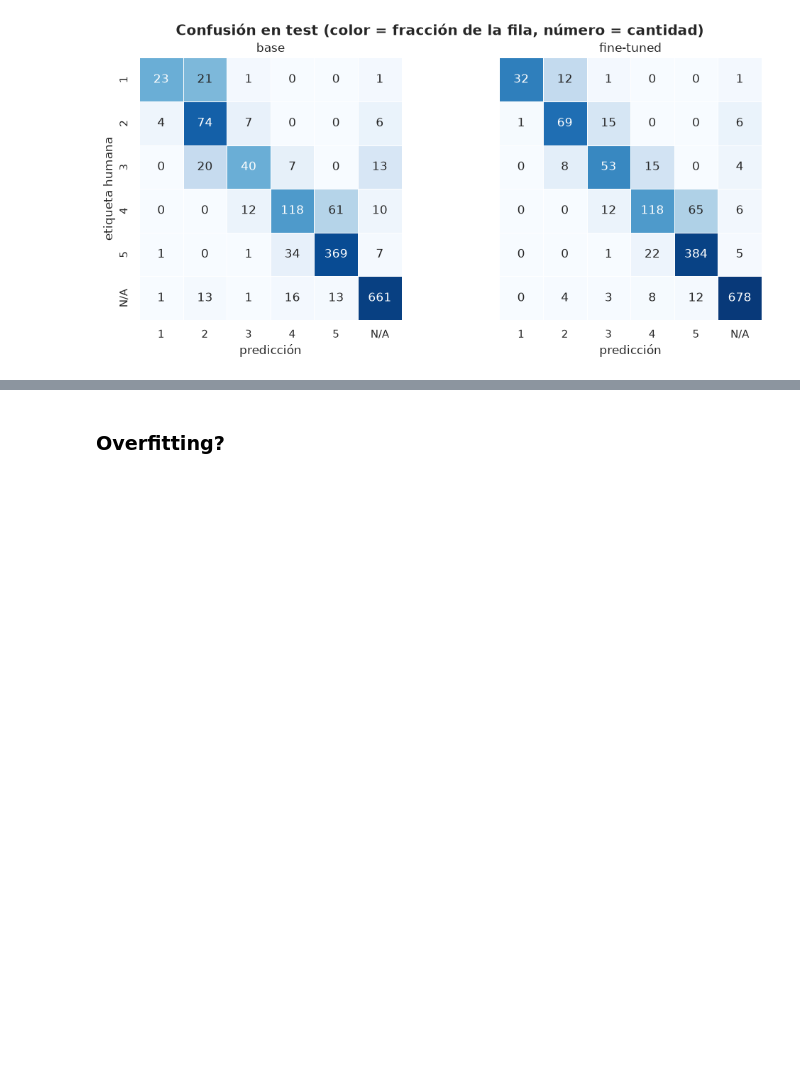
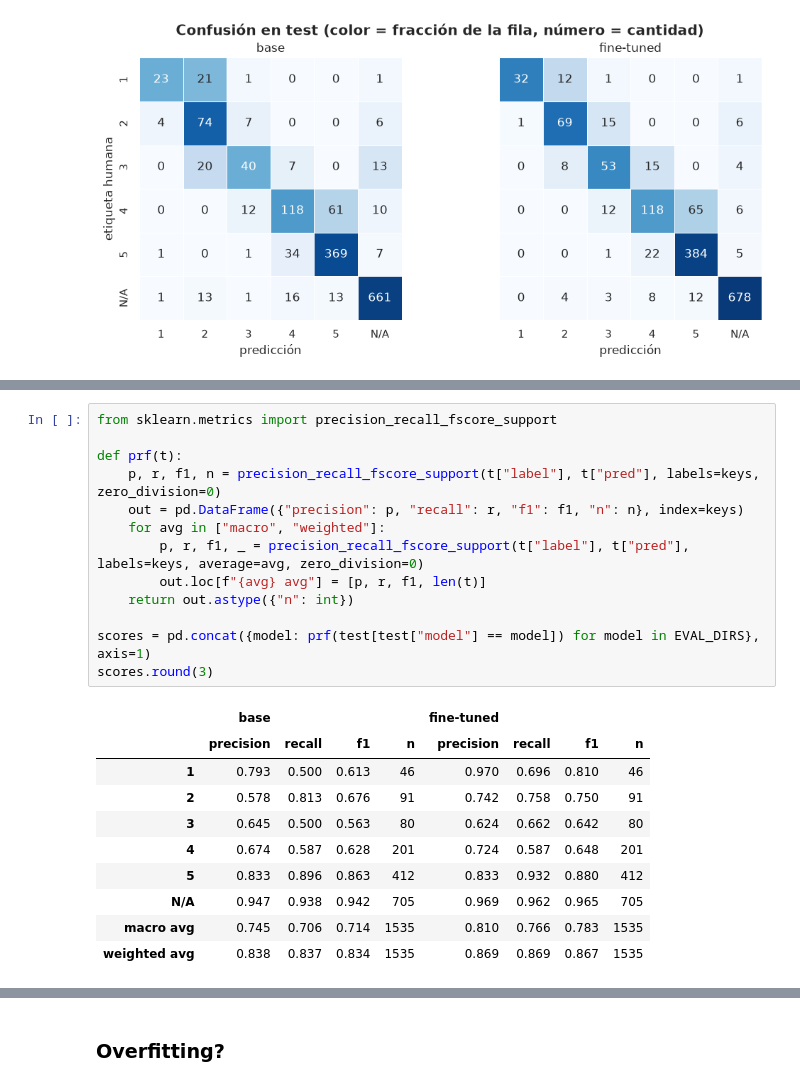
Before and after one commit to dimy20/reviews-aa, a Jupyter notebook: notebooks/06_kev_eval/finetune_results.ipynb, the cells around one changed output, grey strips where cells are left out. Saved outputs shown, nothing was run; the diff lists cells and outputs as text; blank space fills up the shorter version.

```diff
--- a/notebooks/06_kev_eval/finetune_results.ipynb
+++ b/notebooks/06_kev_eval/finetune_results.ipynb
@@ -162,0 +174,24 @@ fig.suptitle("Confusión en test (color = fracción de la fila, número = cantid
+# %%
+from sklearn.metrics import precision_recall_fscore_support
+
+def prf(t):
+    p, r, f1, n = precision_recall_fscore_support(t["label"], t["pred"], labels=keys, zero_division=0)
+    out = pd.DataFrame({"precision": p, "recall": r, "f1": f1, "n": n}, index=keys)
+    for avg in ["macro", "weighted"]:
+        p, r, f1, _ = precision_recall_fscore_support(t["label"], t["pred"], labels=keys, average=avg, zero_division=0)
+        out.loc[f"{avg} avg"] = [p, r, f1, len(t)]
+    return out.astype({"n": int})
+
+scores = pd.concat({model: prf(test[test["model"] == model]) for model in EVAL_DIRS}, axis=1)
+scores.round(3)
+# %% [output]
+|  | base |  |  |  | fine-tuned |  |  |  |
+|  | precision | recall | f1 | n | precision | recall | f1 | n |
+| 1 | 0.793 | 0.500 | 0.613 | 46 | 0.970 | 0.696 | 0.810 | 46 |
+| 2 | 0.578 | 0.813 | 0.676 | 91 | 0.742 | 0.758 | 0.750 | 91 |
+| 3 | 0.645 | 0.500 | 0.563 | 80 | 0.624 | 0.662 | 0.642 | 80 |
+| 4 | 0.674 | 0.587 | 0.628 | 201 | 0.724 | 0.587 | 0.648 | 201 |
+| 5 | 0.833 | 0.896 | 0.863 | 412 | 0.833 | 0.932 | 0.880 | 412 |
+| N/A | 0.947 | 0.938 | 0.942 | 705 | 0.969 | 0.962 | 0.965 | 705 |
+| macro avg | 0.745 | 0.706 | 0.714 | 1535 | 0.810 | 0.766 | 0.783 | 1535 |
+| weighted avg | 0.838 | 0.837 | 0.834 | 1535 | 0.869 | 0.869 | 0.867 | 1535 |
```
Also changed, not shown: parts of 4 cells of this notebook, 1 other file.
